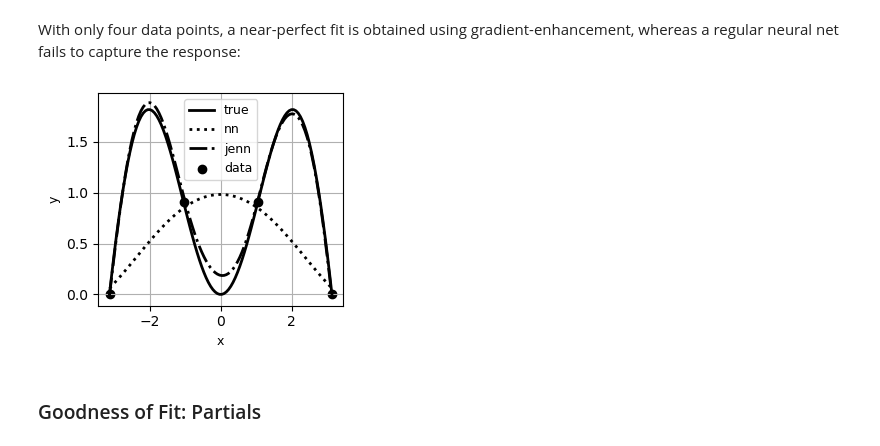
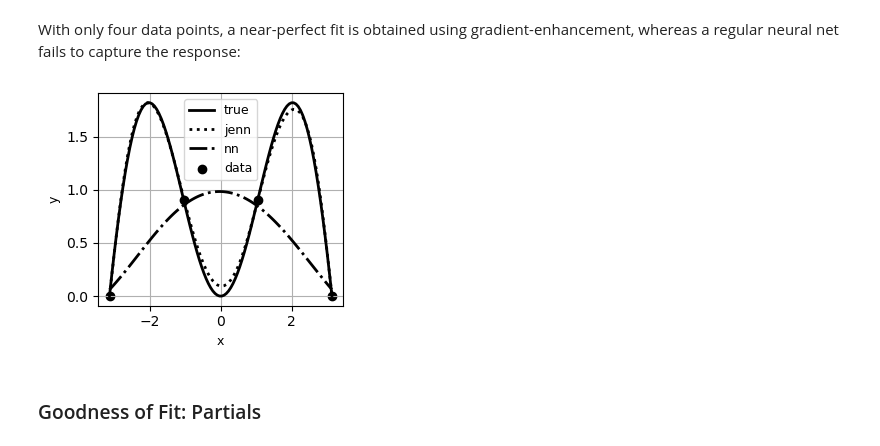
Before and after one commit to shb84/JENN, a Jupyter notebook: docs/examples/demo_1_sinusoid.ipynb, the cells around one changed output. Cells and saved outputs as stored; diff of their text form; code cells hidden in the pictures.

```diff
--- a/docs/examples/demo_1_sinusoid.ipynb
+++ b/docs/examples/demo_1_sinusoid.ipynb
@@ -57,19 +57,19 @@ Wall time: 55.7 ms
 With only four data points, a near-perfect fit is obtained using gradient-enhancement, whereas a regular neural net fails to capture the response:
 # %%
 jenn.utils.plot.sensitivity_profiles(
-    f=[jenn.synthetic.Sinusoid.evaluate, nn.predict, genn.predict],
+    f=[jenn.synthetic.Sinusoid.evaluate, genn.predict, nn.predict],
     x_min=x_train.min(),
     x_max=x_train.max(),
     x_true=x_train,
     y_true=y_train,
     resolution=100,
-    legend=['true', 'nn', 'jenn'],
+    legend=['true', 'jenn', 'nn'],
     xlabels=['x'],
     ylabels=['y'],
     show_cursor=False
 )
 # %% [output]
-[figure, old version]
+[figure, new version]
 # %% [markdown]
 ### Goodness of Fit: Partials
 # %% [markdown]
```
Also changed, not shown: parts of 4 cells of this notebook, 5 other files.
